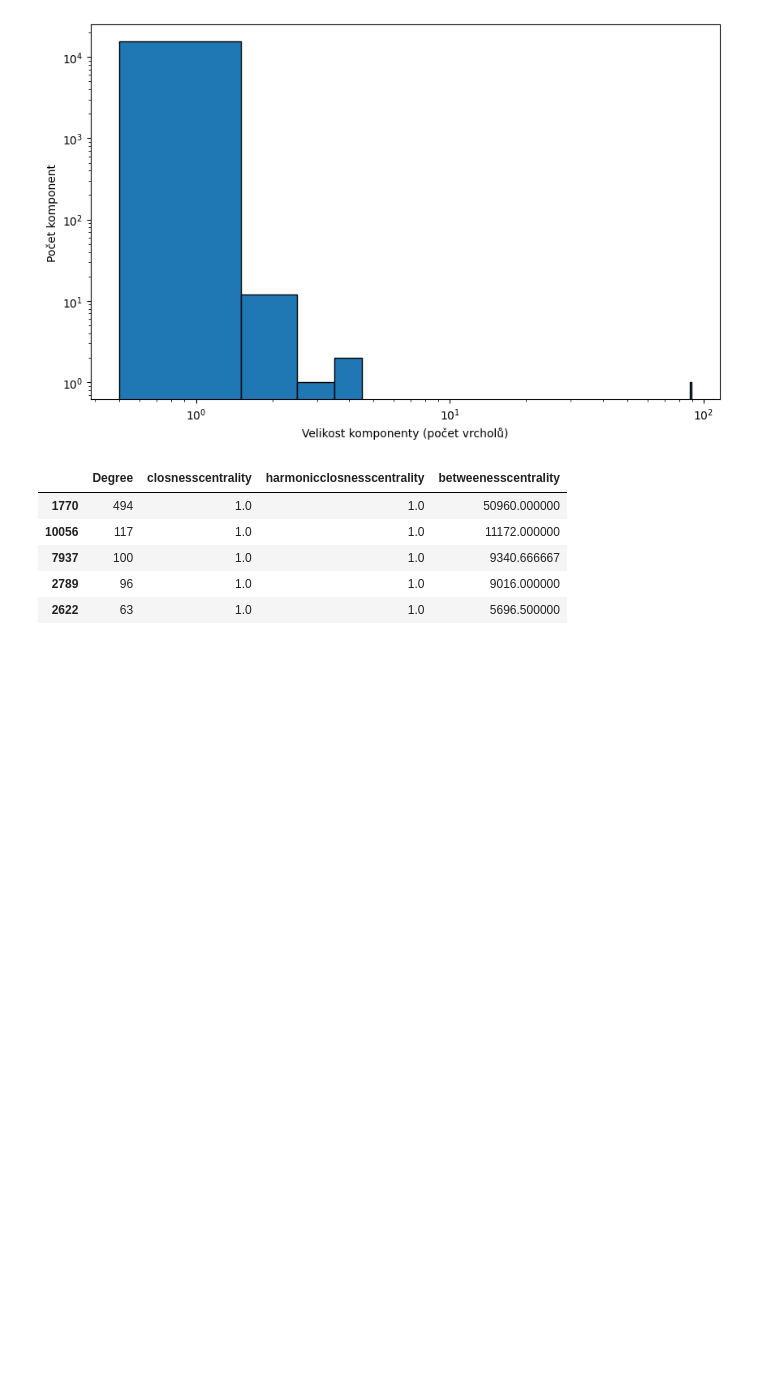
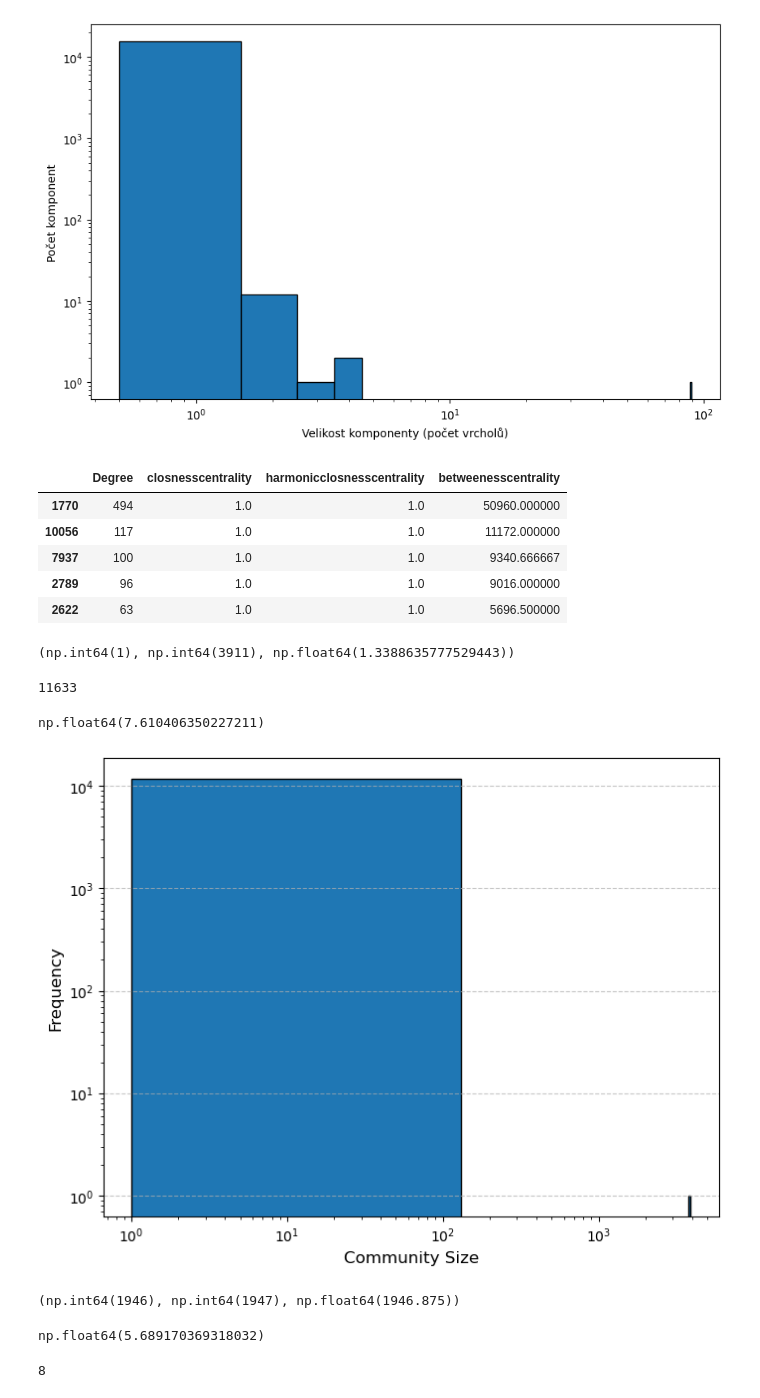
Before and after one commit to gaitovrat/MAS-1, a Jupyter notebook: notebooks/Project.ipynb, the cells around one changed output. Drawn from its saved outputs; the diff is of its cells as text; code cells hidden in the pictures; blank space fills up the shorter version.

```diff
--- a/notebooks/Project.ipynb
+++ b/notebooks/Project.ipynb
@@ -113,3 +114,32 @@ df.sort_values(by=['closnesscentrality', 'harmonicclosnesscentrality', 'betweene
 | 7937 | 100 | 1.0 | 1.0 | 9340.666667 |
 | 2789 | 96 | 1.0 | 1.0 | 9016.000000 |
 | 2622 | 63 | 1.0 | 1.0 | 5696.500000 |
+# %%
+louvain_communities = nx.community.louvain_communities(G)
+lc_np = np.array([len(community) for community in louvain_communities])
+
+np.min(lc_np), np.max(lc_np), np.mean(lc_np)
+# %% [output]
+(np.int64(1), np.int64(3911), np.float64(1.3388635777529443))
+# %%
+len(louvain_communities)
+# %% [output]
+11633
+# %%
+nx.community.modularity(G, louvain_communities)
+# %% [output]
+np.float64(7.610406350227211)
+# %%
+community_sizes = [len(community) for community in louvain_communities]
+
+# Plot the histogram
+plt.figure(figsize=(8, 6))
+plt.hist(community_sizes, bins=30, edgecolor='black')
+plt.xlabel("Community Size", fontsize=12)
+plt.ylabel("Frequency", fontsize=12)
+plt.grid(axis='y', linestyle='--', alpha=0.7)
+plt.xscale("log")
+plt.yscale("log")
+plt.show()
+# %% [output]
+[figure, added]
@@ -115,0 +178,13 @@ df.sort_values(by=['closnesscentrality', 'harmonicclosnesscentrality', 'betweene
+# %%
+lc_np = np.array([len(community) for community in kernighan_lin_bisection])
+np.min(lc_np), np.max(lc_np), np.mean(lc_np)
+# %% [output]
+(np.int64(1946), np.int64(1947), np.float64(1946.875))
+# %%
+nx.community.modularity(G, kernighan_lin_bisection)
+# %% [output]
+np.float64(5.689170369318032)
+# %%
+len(kernighan_lin_bisection)
+# %% [output]
+8
```
Also changed, not shown: parts of 7 cells of this notebook, 1 other file.
